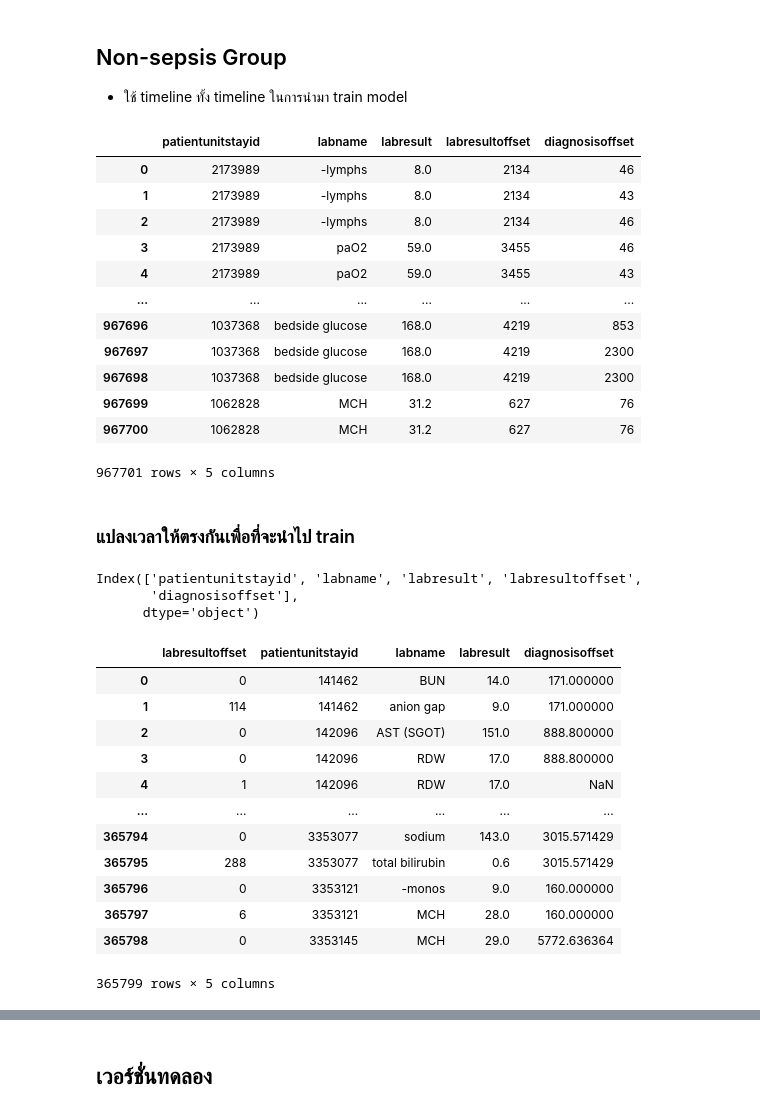
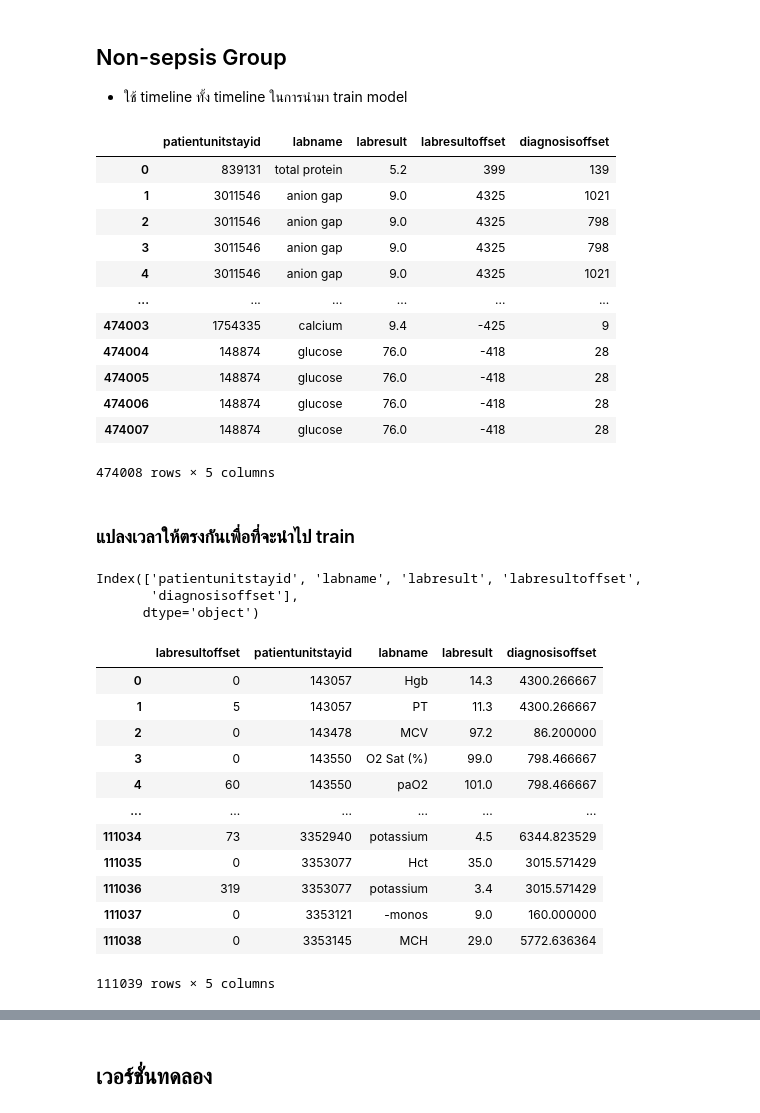
Before and after one commit to Tonry12/Data_joyx2, a Jupyter notebook: Sepsis_eICU_DATA.ipynb, the cells around one changed output, grey strips where cells are left out. Cells and saved outputs as stored; diff of their text form; code cells hidden in the pictures.

```diff
--- a/Sepsis_eICU_DATA.ipynb
+++ b/Sepsis_eICU_DATA.ipynb
@@ -580,23 +580,23 @@ sepsis_pivot
 ## Non-sepsis Group
 - ใช้ timeline ทั้ง timeline ในการนำมา train model
 # %%
-Non_group_lab = pd.merge(lab_s, control_group_ab, on='patientunitstayid', how='inner')
+Non_group_lab = pd.merge(lab_s.sample(frac=0.5, random_state=42), control_group_ab, on='patientunitstayid', how='inner')
 data = Non_group_lab.copy()
 Non_group_lab
 # %% [output]
 |  | patientunitstayid | labname | labresult | labresultoffset | diagnosisoffset |
-| 0 | 2173989 | -lymphs | 8.0 | 2134 | 46 |
-| 1 | 2173989 | -lymphs | 8.0 | 2134 | 43 |
-| 2 | 2173989 | -lymphs | 8.0 | 2134 | 46 |
-| 3 | 2173989 | paO2 | 59.0 | 3455 | 46 |
-| 4 | 2173989 | paO2 | 59.0 | 3455 | 43 |
+| 0 | 839131 | total protein | 5.2 | 399 | 139 |
+| 1 | 3011546 | anion gap | 9.0 | 4325 | 1021 |
+| 2 | 3011546 | anion gap | 9.0 | 4325 | 798 |
+| 3 | 3011546 | anion gap | 9.0 | 4325 | 798 |
+| 4 | 3011546 | anion gap | 9.0 | 4325 | 1021 |
 | ... | ... | ... | ... | ... | ... |
-| 967696 | 1037368 | bedside glucose | 168.0 | 4219 | 853 |
-| 967697 | 1037368 | bedside glucose | 168.0 | 4219 | 2300 |
-| 967698 | 1037368 | bedside glucose | 168.0 | 4219 | 2300 |
-| 967699 | 1062828 | MCH | 31.2 | 627 | 76 |
-| 967700 | 1062828 | MCH | 31.2 | 627 | 76 |
+| 474003 | 1754335 | calcium | 9.4 | -425 | 9 |
+| 474004 | 148874 | glucose | 76.0 | -418 | 28 |
+| 474005 | 148874 | glucose | 76.0 | -418 | 28 |
+| 474006 | 148874 | glucose | 76.0 | -418 | 28 |
+| 474007 | 148874 | glucose | 76.0 | -418 | 28 |
-967701 rows × 5 columns
+474008 rows × 5 columns
 # %% [markdown]
 ### แปลงเวลาให้ตรงกันเพื่อที่จะนำไป train
 # %%
@@ -639,18 +639,18 @@ Index(['patientunitstayid', 'labname', 'labresult', 'labresultoffset',
        'diagnosisoffset'],
       dtype='object')
 |  | labresultoffset | patientunitstayid | labname | labresult | diagnosisoffset |
-| 0 | 0 | 141462 | BUN | 14.0 | 171.000000 |
-| 1 | 114 | 141462 | anion gap | 9.0 | 171.000000 |
-| 2 | 0 | 142096 | AST (SGOT) | 151.0 | 888.800000 |
-| 3 | 0 | 142096 | RDW | 17.0 | 888.800000 |
-| 4 | 1 | 142096 | RDW | 17.0 | NaN |
+| 0 | 0 | 143057 | Hgb | 14.3 | 4300.266667 |
+| 1 | 5 | 143057 | PT | 11.3 | 4300.266667 |
+| 2 | 0 | 143478 | MCV | 97.2 | 86.200000 |
+| 3 | 0 | 143550 | O2 Sat (%) | 99.0 | 798.466667 |
+| 4 | 60 | 143550 | paO2 | 101.0 | 798.466667 |
 | ... | ... | ... | ... | ... | ... |
-| 365794 | 0 | 3353077 | sodium | 143.0 | 3015.571429 |
-| 365795 | 288 | 3353077 | total bilirubin | 0.6 | 3015.571429 |
-| 365796 | 0 | 3353121 | -monos | 9.0 | 160.000000 |
-| 365797 | 6 | 3353121 | MCH | 28.0 | 160.000000 |
-| 365798 | 0 | 3353145 | MCH | 29.0 | 5772.636364 |
+| 111034 | 73 | 3352940 | potassium | 4.5 | 6344.823529 |
+| 111035 | 0 | 3353077 | Hct | 35.0 | 3015.571429 |
+| 111036 | 319 | 3353077 | potassium | 3.4 | 3015.571429 |
+| 111037 | 0 | 3353121 | -monos | 9.0 | 160.000000 |
+| 111038 | 0 | 3353145 | MCH | 29.0 | 5772.636364 |
-365799 rows × 5 columns
+111039 rows × 5 columns
 # %%
 non_sepsis_pivpot = aligned_data.pivot(index=['patientunitstayid', 'labname'], columns='labresultoffset', values='labresult')
 non_sepsis_pivpot
```
Also changed, not shown: parts of 9 cells of this notebook.
